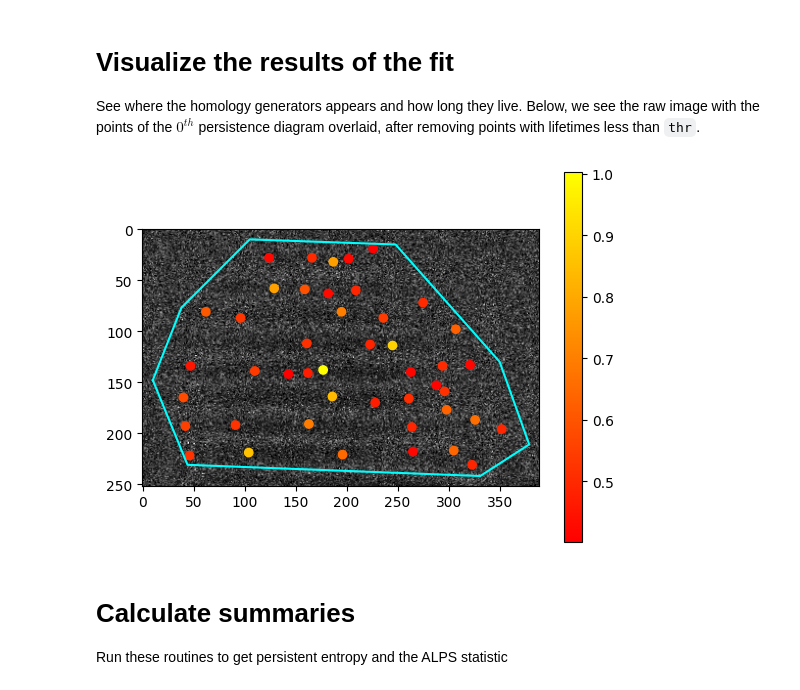
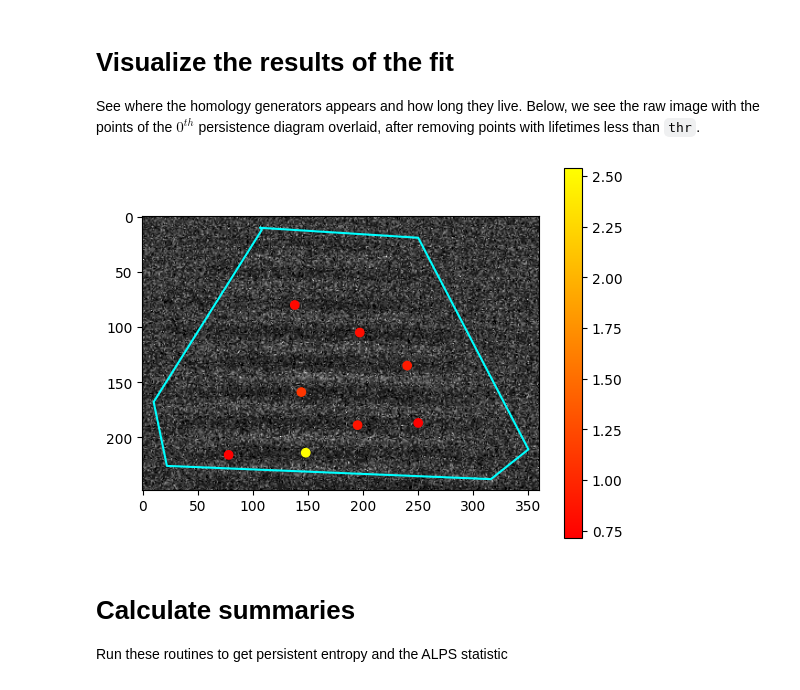
Before and after one commit to manilasoldier/detectda, a Jupyter notebook: detectda_demo.ipynb, the cells around one changed output. Cells and saved outputs as stored; diff of their text form; code cells hidden in the pictures.

```diff
--- a/detectda_demo.ipynb
+++ b/detectda_demo.ipynb
@@ -32,9 +32,9 @@ Video processed in 28.5374 seconds
 
 See where the homology generators appears and how long they live. Below, we see the raw image with the points of the $0^{th}$ persistence diagram overlaid, after removing points with lifetimes less than <code>thr</code>.
 # %%
-impol.plot_im(25, thr=0.4, smooth=False)
+impol.plot_im(73, thr=0.7, smooth=False)
 # %% [output]
-[figure, old version]
+[figure, new version]
 # %% [markdown]
 # Calculate summaries
 
```
Also changed, not shown: parts of 3 cells of this notebook, 45 other files.
